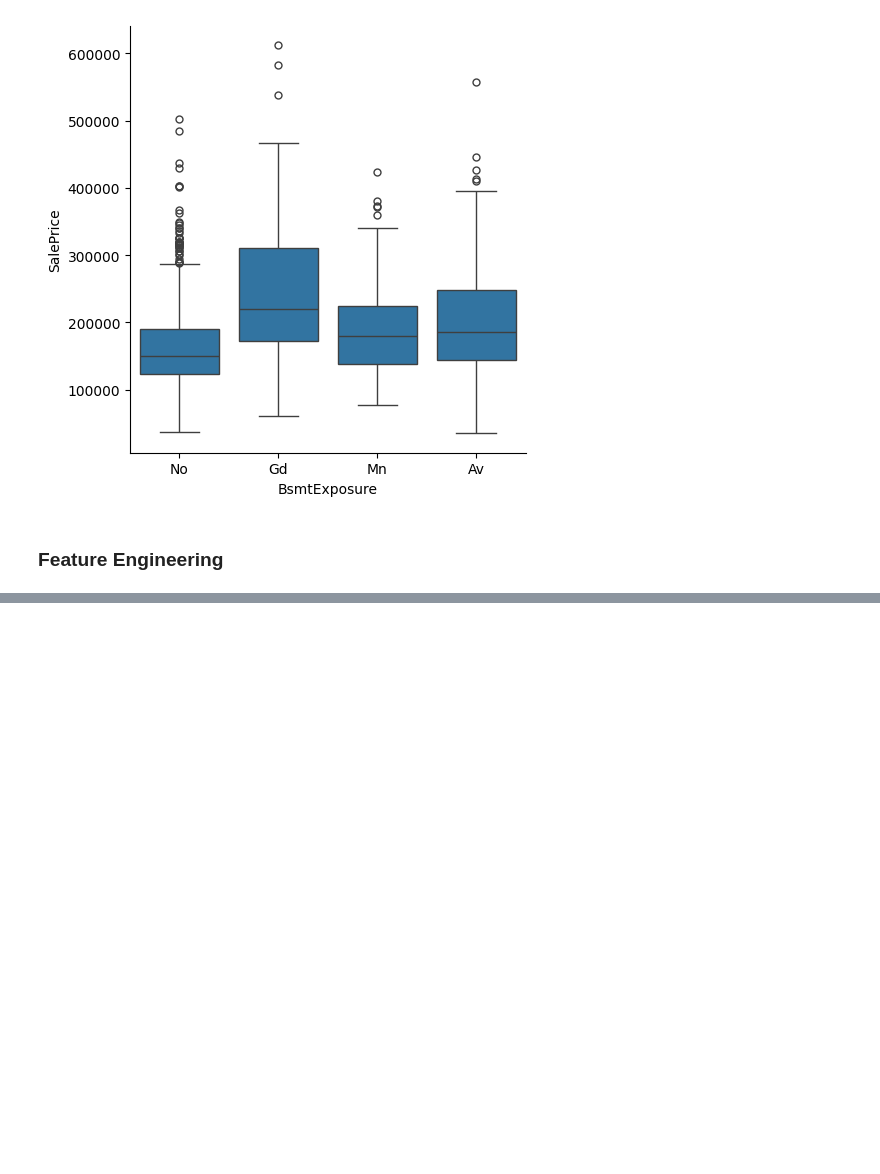
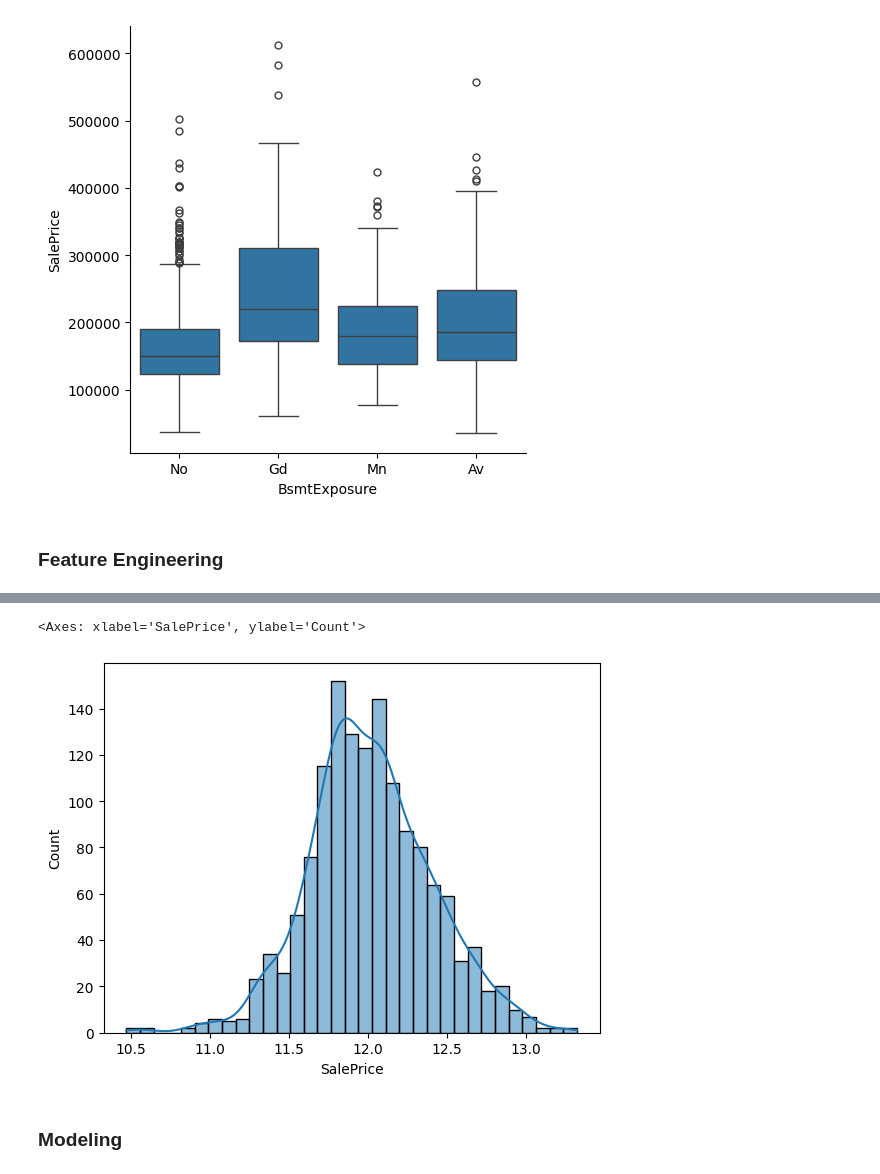
Before and after one commit to zedef99/01_house-prices-advanced-regression-techniques, a Jupyter notebook: hpr2.ipynb, the cells around one changed output, grey strips where cells are left out. Saved outputs shown, nothing was run; the diff lists cells and outputs as text; code cells hidden in the pictures; blank space fills up the shorter version.

```diff
--- a/hpr2.ipynb
+++ b/hpr2.ipynb
@@ -933,0 +964,7 @@ train_df=train_df.drop(columns=['Id', 'YrSold', 'YearBuilt', 'YearRemodAdd', 'Bs
+# %%
+sns.histplot(train_df, x=train_df['SalePrice'], kde=True)
+# %% [output]
+<Axes: xlabel='SalePrice', ylabel='Count'>
+[figure, added]
+# %% [markdown]
+### Modeling
```
Also changed, not shown: parts of 42 cells of this notebook, 1 other file.
